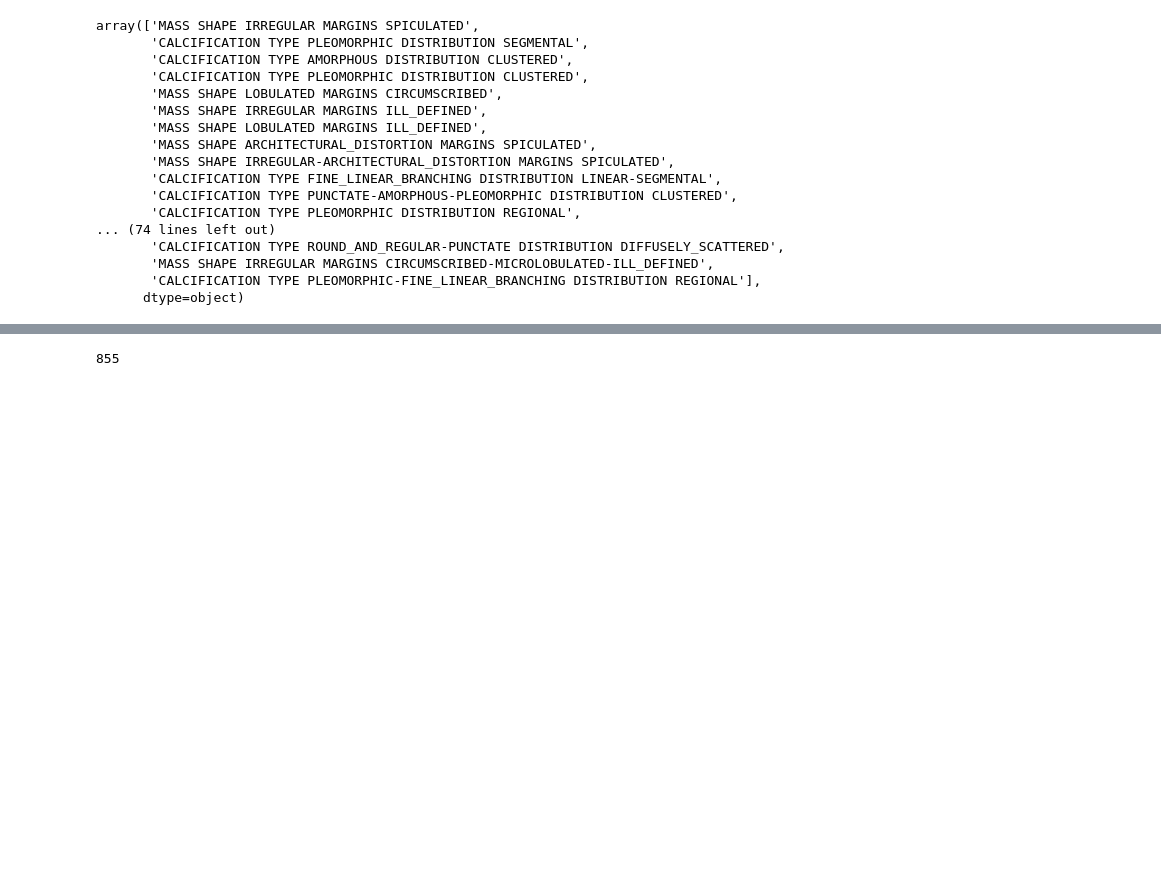
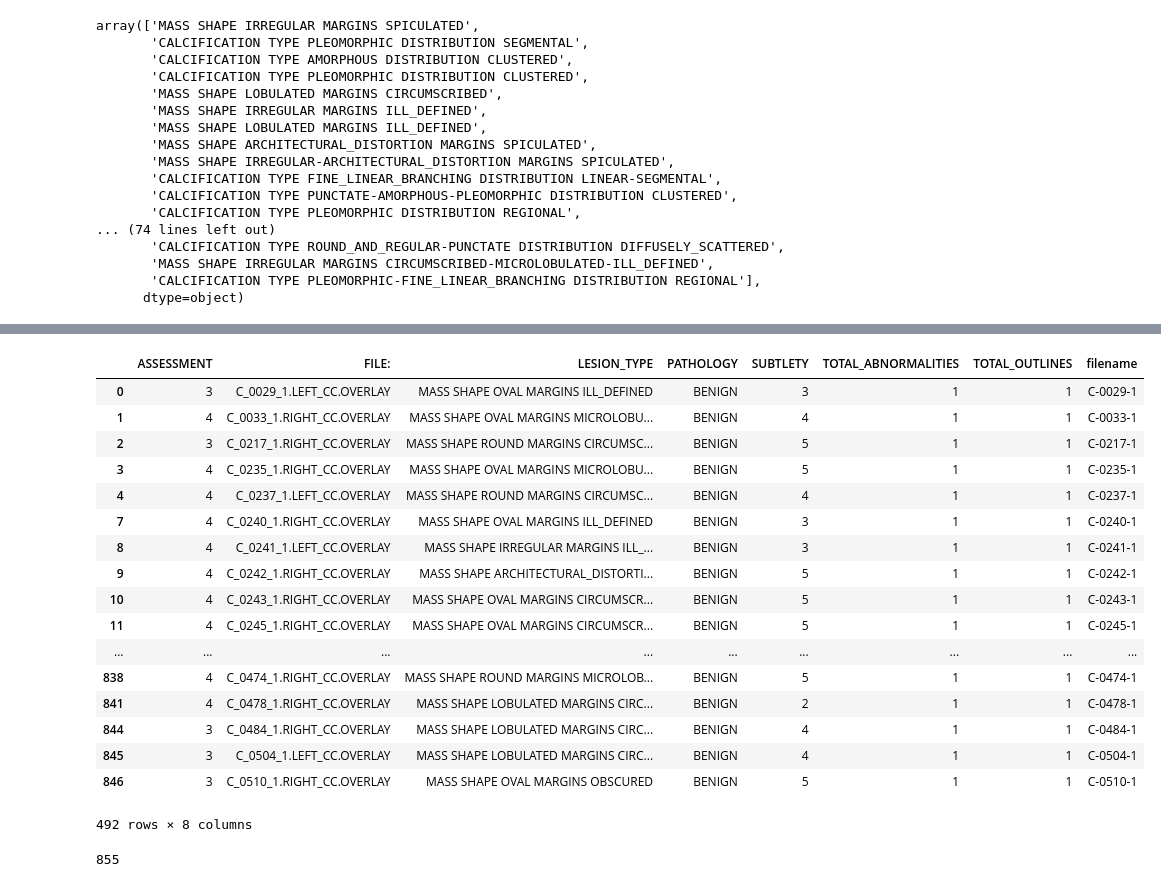
Before and after one commit to KMorozovska/DDSM_image_recognition, a Jupyter notebook: jupyter_notebooks/Statistics.ipynb, the cells around one changed output, grey strips where cells are left out. Saved outputs shown, nothing was run; the diff lists cells and outputs as text; code cells hidden in the pictures; blank space fills up the shorter version.

```diff
--- a/jupyter_notebooks/Statistics.ipynb
+++ b/jupyter_notebooks/Statistics.ipynb
@@ -121,3 +142,25 @@ cancers_abnormalities_df['filename'] = cancers_abnormalities_df.apply(lambda row
+# %%
+# benigns_abnormalities_df.loc["CALCIFICATION" not in benigns_abnormalities_df['LESION_TYPE']]
+benigns_abnormalities_df[benigns_abnormalities_df['LESION_TYPE'].str.contains("CALCIFICATION")==False]
+# %% [output]
+|  | ASSESSMENT | FILE: | LESION_TYPE | PATHOLOGY | SUBTLETY | TOTAL_ABNORMALITIES | TOTAL_OUTLINES | filename |
+| 0 | 3 | C_0029_1.LEFT_CC.OVERLAY | MASS SHAPE OVAL MARGINS ILL_DEFINED | BENIGN | 3 | 1 | 1 | C-0029-1 |
+| 1 | 4 | C_0033_1.RIGHT_CC.OVERLAY | MASS SHAPE OVAL MARGINS MICROLOBU... | BENIGN | 4 | 1 | 1 | C-0033-1 |
+| 2 | 3 | C_0217_1.RIGHT_CC.OVERLAY | MASS SHAPE ROUND MARGINS CIRCUMSC... | BENIGN | 5 | 1 | 1 | C-0217-1 |
+| 3 | 4 | C_0235_1.RIGHT_CC.OVERLAY | MASS SHAPE OVAL MARGINS MICROLOBU... | BENIGN | 5 | 1 | 1 | C-0235-1 |
+| 4 | 4 | C_0237_1.LEFT_CC.OVERLAY | MASS SHAPE ROUND MARGINS CIRCUMSC... | BENIGN | 4 | 1 | 1 | C-0237-1 |
+| 7 | 4 | C_0240_1.RIGHT_CC.OVERLAY | MASS SHAPE OVAL MARGINS ILL_DEFINED | BENIGN | 3 | 1 | 1 | C-0240-1 |
+| 8 | 4 | C_0241_1.LEFT_CC.OVERLAY | MASS SHAPE IRREGULAR MARGINS ILL_... | BENIGN | 3 | 1 | 1 | C-0241-1 |
+| 9 | 4 | C_0242_1.RIGHT_CC.OVERLAY | MASS SHAPE ARCHITECTURAL_DISTORTI... | BENIGN | 5 | 1 | 1 | C-0242-1 |
+| 10 | 4 | C_0243_1.RIGHT_CC.OVERLAY | MASS SHAPE OVAL MARGINS CIRCUMSCR... | BENIGN | 5 | 1 | 1 | C-0243-1 |
+| 11 | 4 | C_0245_1.RIGHT_CC.OVERLAY | MASS SHAPE OVAL MARGINS CIRCUMSCR... | BENIGN | 5 | 1 | 1 | C-0245-1 |
+| ... | ... | ... | ... | ... | ... | ... | ... | ... |
+| 838 | 4 | C_0474_1.RIGHT_CC.OVERLAY | MASS SHAPE ROUND MARGINS MICROLOB... | BENIGN | 5 | 1 | 1 | C-0474-1 |
+| 841 | 4 | C_0478_1.RIGHT_CC.OVERLAY | MASS SHAPE LOBULATED MARGINS CIRC... | BENIGN | 2 | 1 | 1 | C-0478-1 |
+| 844 | 3 | C_0484_1.RIGHT_CC.OVERLAY | MASS SHAPE LOBULATED MARGINS CIRC... | BENIGN | 4 | 1 | 1 | C-0484-1 |
+| 845 | 3 | C_0504_1.LEFT_CC.OVERLAY | MASS SHAPE LOBULATED MARGINS CIRC... | BENIGN | 4 | 1 | 1 | C-0504-1 |
+| 846 | 3 | C_0510_1.RIGHT_CC.OVERLAY | MASS SHAPE OVAL MARGINS OBSCURED | BENIGN | 5 | 1 | 1 | C-0510-1 |
+492 rows × 8 columns
 # %%
 len(benigns_df)
 # %% [output]
```
Also changed, not shown: parts of 1 cell of this notebook, 11 other files.
